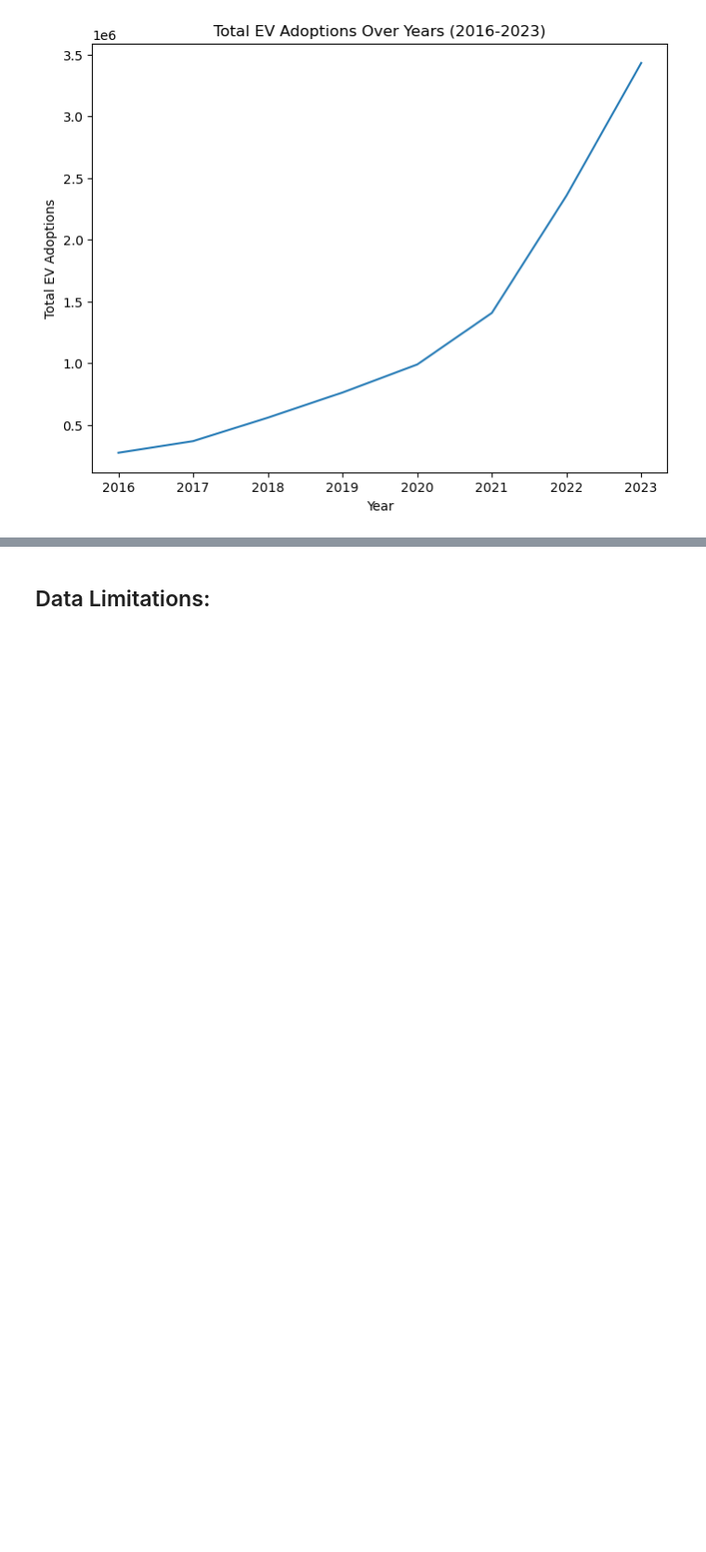
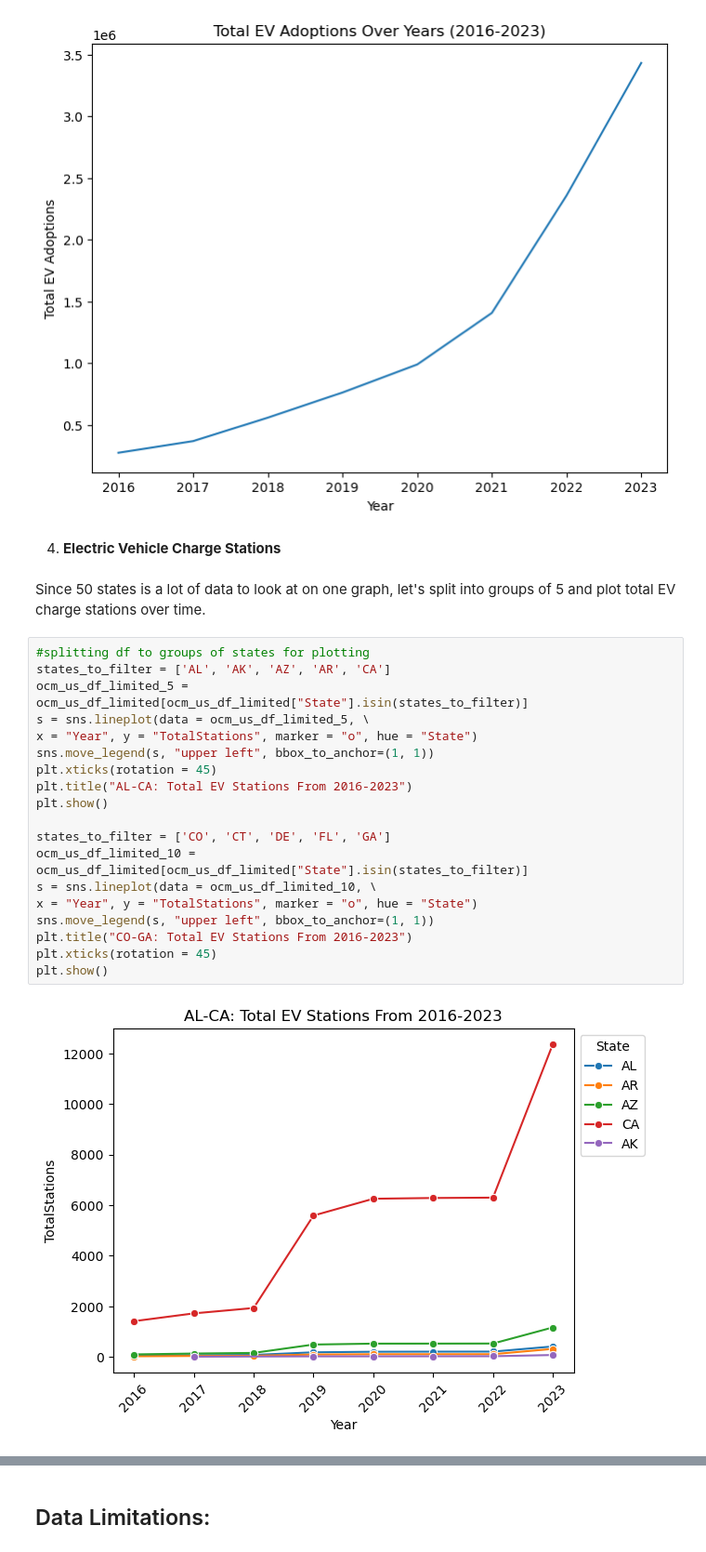
Before and after one commit to kyle-du/ev-research-proj, a Jupyter notebook: INFO2950_Phase 2_Deliverable.ipynb, the cells around one changed output, grey strips where cells are left out. Shown at 93% size. Saved outputs shown, nothing was run; the diff lists cells and outputs as text; blank space fills up the shorter version.

Commit message:
added plots for ev stations

```diff
--- a/INFO2950_Phase 2_Deliverable.ipynb
+++ b/INFO2950_Phase 2_Deliverable.ipynb
@@ -774,3 +831,28 @@ plt.ylabel('Total EV Adoptions')
 plt.show()
 # %% [output]
 [figure]
+# %% [markdown]
+4. **Electric Vehicle Charge Stations**
+# %% [markdown]
+Since 50 states is a lot of data to look at on one graph, let's split into groups of 5 and plot total EV charge stations over time.
+# %%
+#splitting df to groups of states for plotting
+states_to_filter = ['AL', 'AK', 'AZ', 'AR', 'CA']
+ocm_us_df_limited_5 = ocm_us_df_limited[ocm_us_df_limited["State"].isin(states_to_filter)]
+s = sns.lineplot(data = ocm_us_df_limited_5, \
+x = "Year", y = "TotalStations", marker = "o", hue = "State")
+sns.move_legend(s, "upper left", bbox_to_anchor=(1, 1))
+plt.xticks(rotation = 45)
+plt.title("AL-CA: Total EV Stations From 2016-2023")
+plt.show()
+
+states_to_filter = ['CO', 'CT', 'DE', 'FL', 'GA']
+ocm_us_df_limited_10 = ocm_us_df_limited[ocm_us_df_limited["State"].isin(states_to_filter)]
+s = sns.lineplot(data = ocm_us_df_limited_10, \
+x = "Year", y = "TotalStations", marker = "o", hue = "State")
+sns.move_legend(s, "upper left", bbox_to_anchor=(1, 1))
+plt.title("CO-GA: Total EV Stations From 2016-2023")
+plt.xticks(rotation = 45)
+plt.show()
+# %% [output]
+[figure, added]
```
Also changed, not shown: parts of 14 cells of this notebook.
